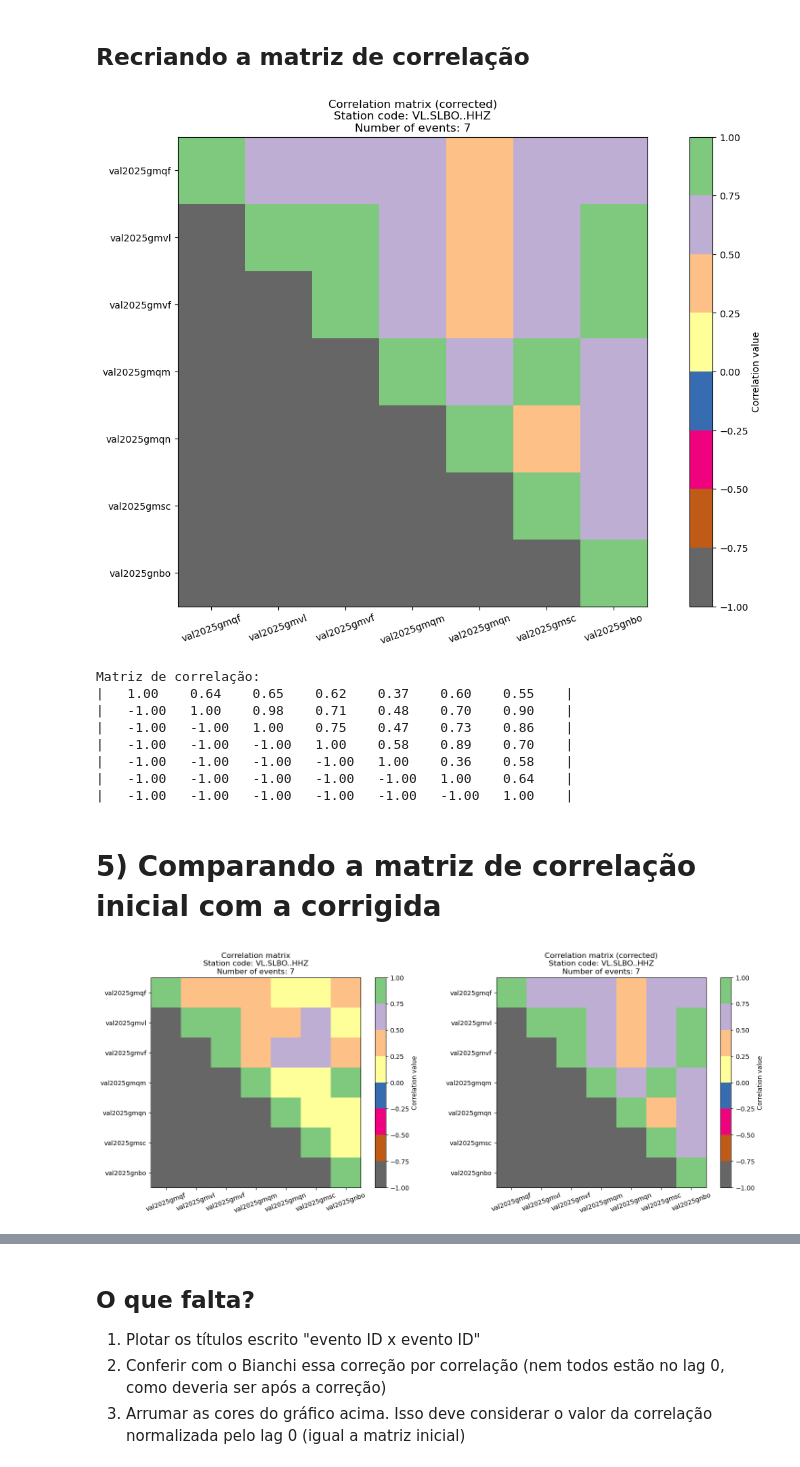
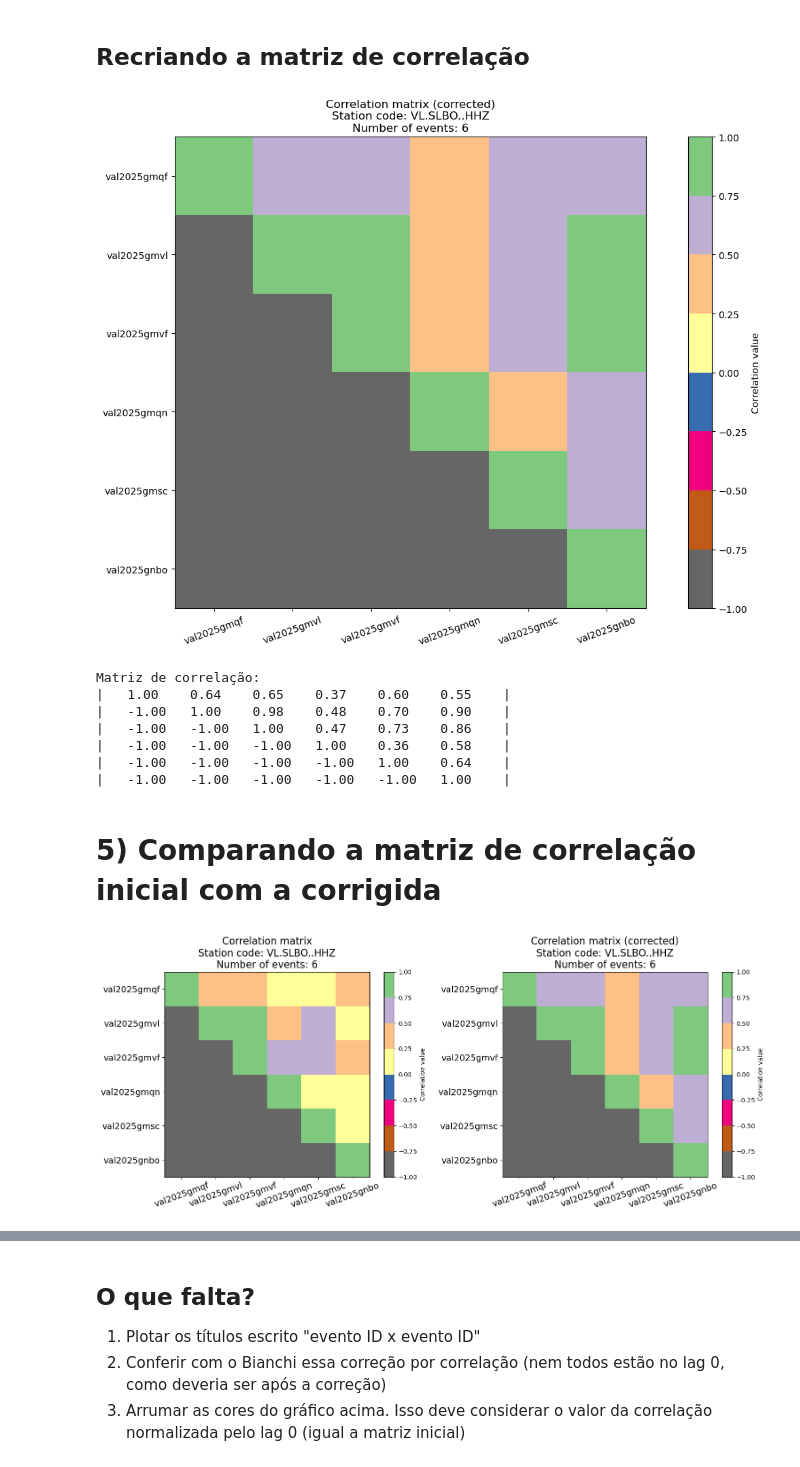
Before and after one commit to FernandoL12/IC-Seismology-2025, a Jupyter notebook: Correlation.ipynb, the cells around one changed output, grey strips where cells are left out. Saved outputs shown, nothing was run; the diff lists cells and outputs as text; code cells hidden in the pictures.

```diff
--- a/Correlation.ipynb
+++ b/Correlation.ipynb
@@ -341,7 +341,7 @@ def corr_matrix(ev_id, station, t0=0, phase=["P"], fmin=5,fmax=15, start1=0.2,st
 Plota a matriz de correlação das formas de onda dos eventos listados em "ev_id". Neste caso, não houve correção dos picks da onda P, então o início do evento corresponde puramente ao escolhido pelo sismologo durante a pickagem
 # %%
 # Lista de eventos
-ev_id = ['val2025gmqf','val2025gmvl','val2025gmvf','val2025gmqm','val2025gmqn','val2025gmsc','val2025gnbo']
+ev_id = ['val2025gmqf','val2025gmvl','val2025gmvf','val2025gmqn','val2025gmsc','val2025gnbo']
 # Número de estações/dimensão da matriz nxn
 size = len(ev_id)
 # Estação que será extraída a forma de onda
@@ -517,40 +517,39 @@ Mcorr=corr_matrix(ev_id, station, t0=0, phase=["P"], fmin=5,fmax=15, start1=0.2,
 
 plot_matrix(ev_id, Mcorr)
 # %% [output]
-[figure, old version]
+[figure, new version]
 Matriz de correlação:
-|   1.00    0.64    0.65    0.62    0.37    0.60    0.55    |
-|   -1.00   1.00    0.98    0.71    0.48    0.70    0.90    |
-|   -1.00   -1.00   1.00    0.75    0.47    0.73    0.86    |
-|   -1.00   -1.00   -1.00   1.00    0.58    0.89    0.70    |
-|   -1.00   -1.00   -1.00   -1.00   1.00    0.36    0.58    |
-|   -1.00   -1.00   -1.00   -1.00   -1.00   1.00    0.64    |
-|   -1.00   -1.00   -1.00   -1.00   -1.00   -1.00   1.00    |
+|   1.00    0.64    0.65    0.37    0.60    0.55    |
+|   -1.00   1.00    0.98    0.48    0.70    0.90    |
+|   -1.00   -1.00   1.00    0.47    0.73    0.86    |
+|   -1.00   -1.00   -1.00   1.00    0.36    0.58    |
+|   -1.00   -1.00   -1.00   -1.00   1.00    0.64    |
+|   -1.00   -1.00   -1.00   -1.00   -1.00   1.00    |
 # %% [markdown]
 # 5) Comparando a matriz de correlação inicial com a corrigida
 # %%
 fig, ax = plt.subplots(nrows=1, ncols = 2, figsize=(18, 6))
 
 ### Inicial
 Max = np.max(np.abs(corr_M))
 Min = -Max
 
 im = ax[0].imshow(corr_M, cmap='Accent_r', vmin = Min, vmax = Max)
 fig.colorbar(im, label='Correlation value')
-ax[0].set_xticks(range(size), ev_id, rotation=20)
-ax[0].set_yticks(range(size), ev_id)
-ax[0].set_title(f'Correlation matrix\nStation code: {station}\nNumber of events: {size}');
+ax[0].set_xticks(range(size), ev_id, rotation=20, fontsize=14)
+ax[0].set_yticks(range(size), ev_id, fontsize=14)
+ax[0].set_title(f'Correlation matrix\nStation code: {station}\nNumber of events: {size}', fontsize=16);
 
 
 
 ### Corrigida
 Max = np.max(np.abs(Mcorr))
 Min = -Max
 
 im = ax[1].imshow(Mcorr, cmap='Accent_r', vmin = Min, vmax = Max)
 fig.colorbar(im, label='Correlation value')
-ax[1].set_xticks(range(size), ev_id, rotation=20)
-ax[1].set_yticks(range(size), ev_id)
-ax[1].set_title(f'Correlation matrix (corrected)\nStation code: {station}\nNumber of events: {size}');
+ax[1].set_xticks(range(size), ev_id, rotation=20, fontsize=14)
+ax[1].set_yticks(range(size), ev_id, fontsize=14)
+ax[1].set_title(f'Correlation matrix (corrected)\nStation code: {station}\nNumber of events: {size}', fontsize=16);
 # %% [output]
-[figure, old version]
+[figure, new version]
```
Also changed, not shown: parts of 4 cells of this notebook.
